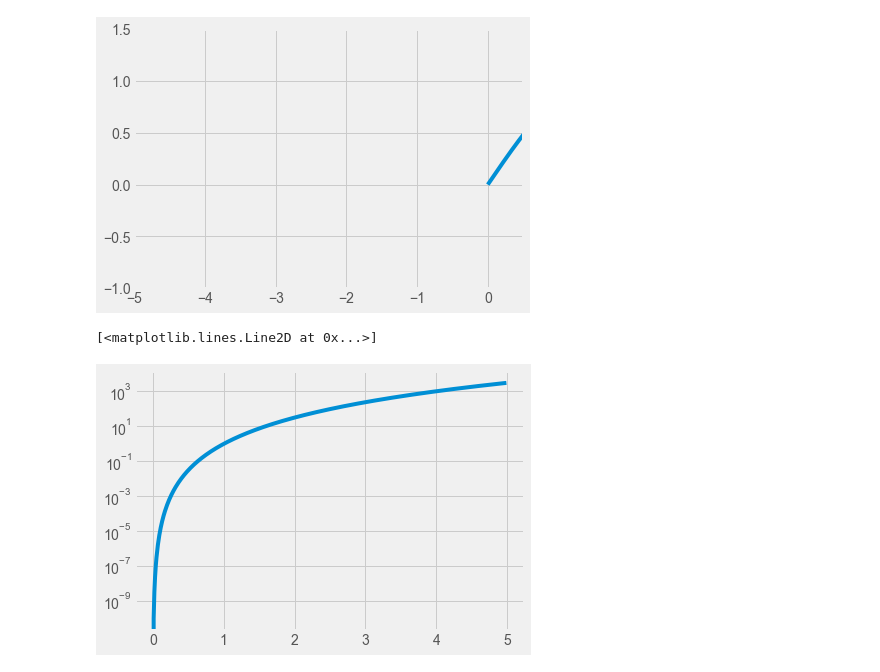
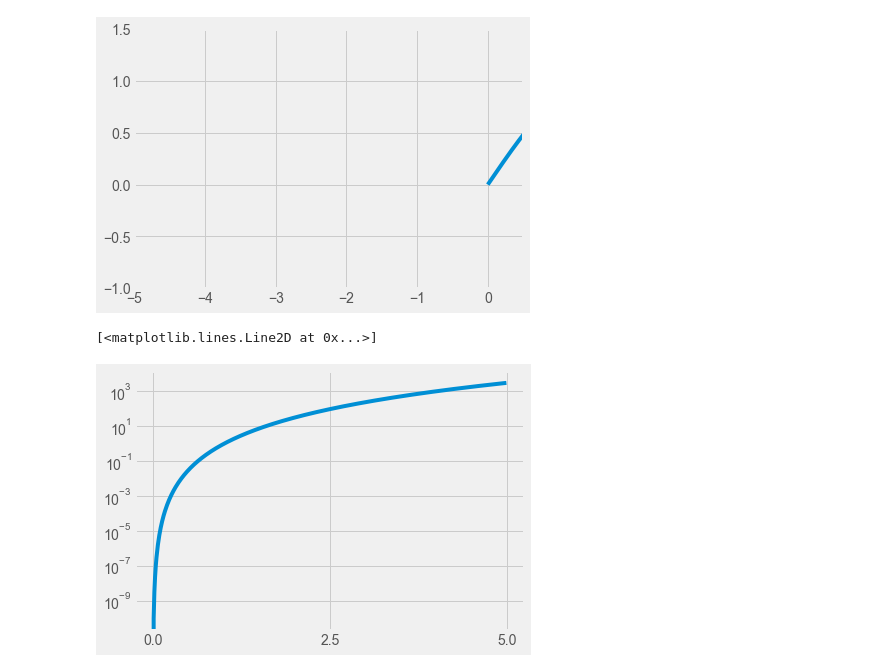
Before and after one commit to kazimosiurahman/Data_viz, a Jupyter notebook: data_viz.ipynb, the cells around one changed output. Saved outputs shown, nothing was run; the diff lists cells and outputs as text; code cells hidden in the pictures.

Commit message:
Setting up xtickst and yticks

```diff
--- a/data_viz.ipynb
+++ b/data_viz.ipynb
@@ -214,9 +214,10 @@ ax.set_ylim([-1,1.5])
 # %%
 #till now the plottings have been done on a linear scale. When you have huge amount of data, then we need to get to a log scale
 fig = plt.figure()
 ax = fig.add_axes([0.1,0.1,0.9,0.9])
 ax.set_yscale('log')
+ax.set_xticks([0,2.5,5])
 ax.plot(x,x*x*x*x*x)
 # %% [output]
 [<matplotlib.lines.Line2D at 0x...>]
-[figure, old version]
+[figure, new version]
```
